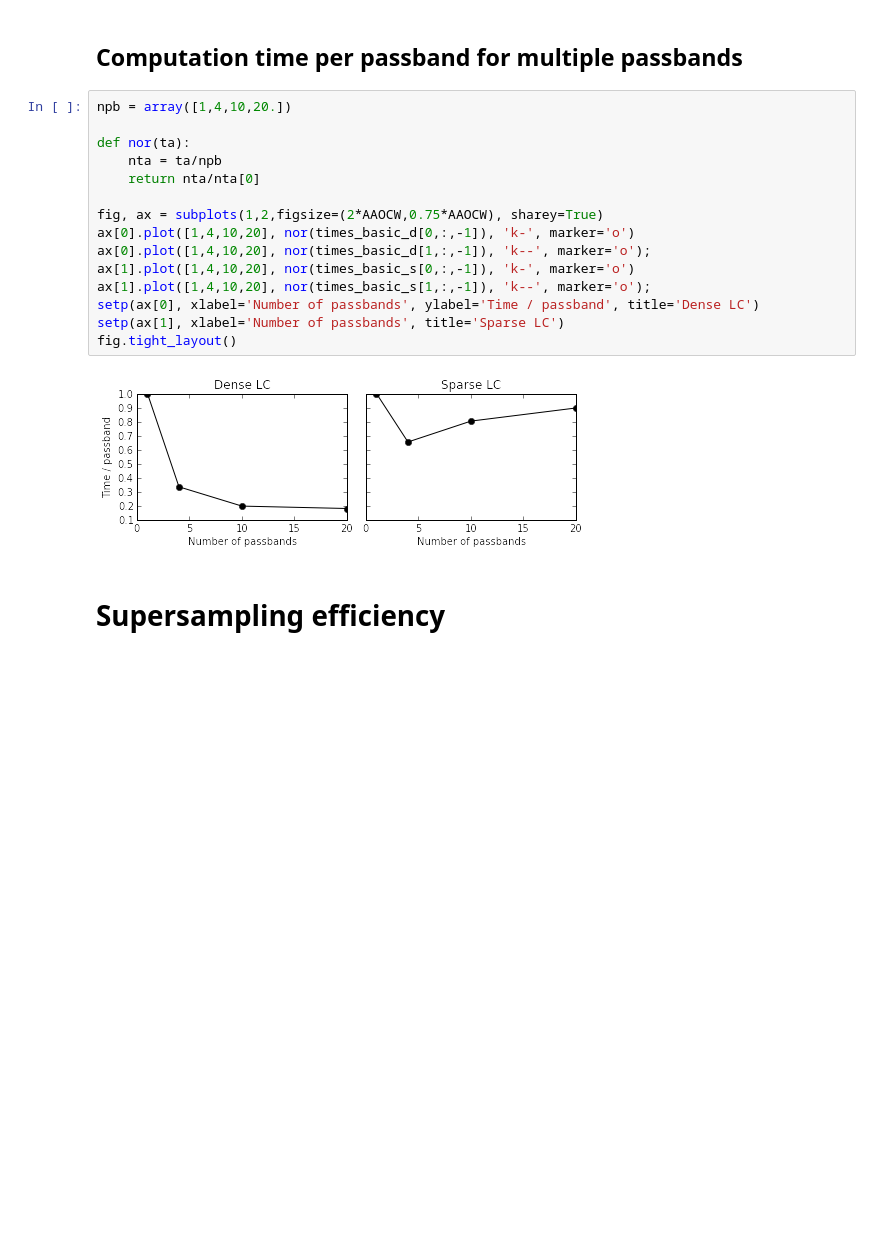
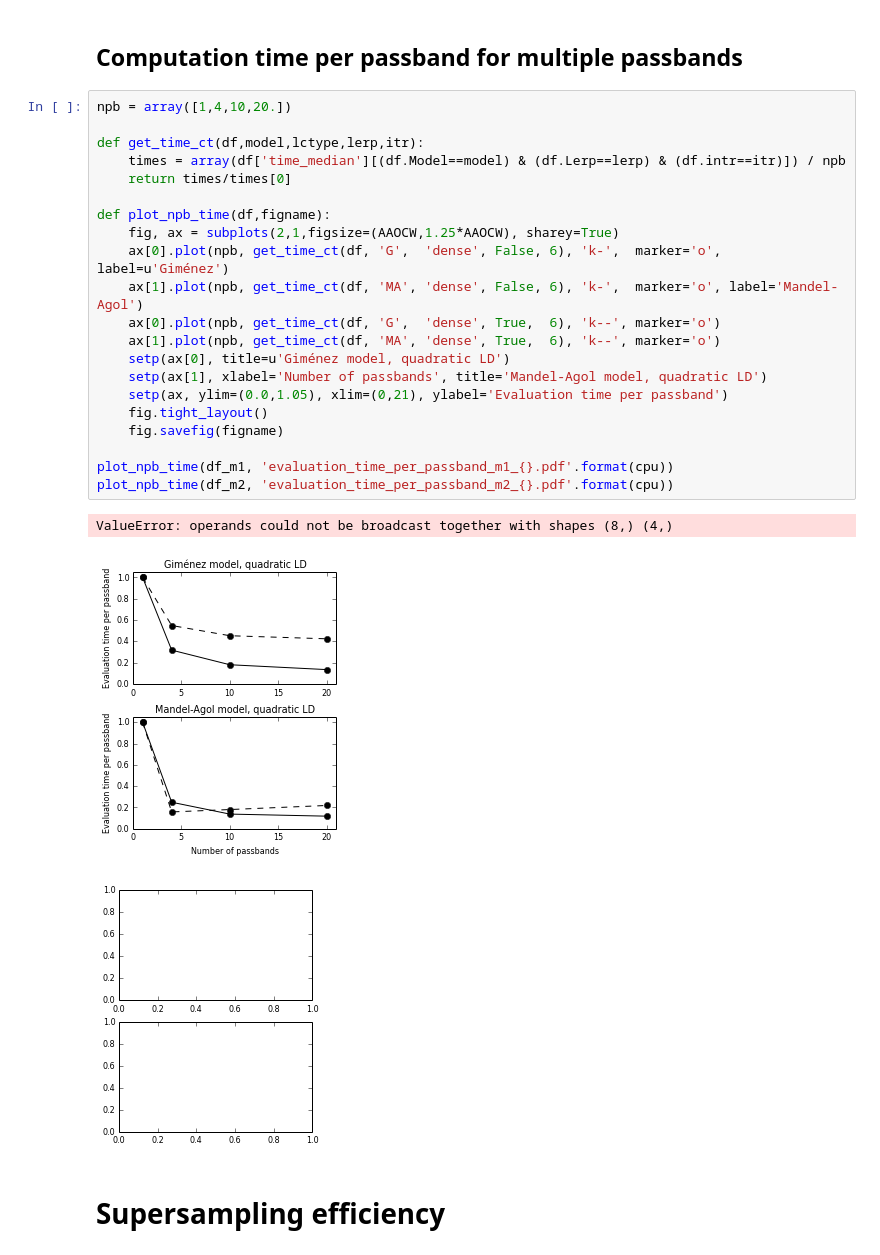
Before and after one commit to hpparvi/PyTransit, a Jupyter notebook: notebooks/Test_scalability.ipynb, the cells around one changed output. Drawn from its saved outputs; the diff is of its cells as text; blank space fills up the shorter version.

```diff
--- a/notebooks/Test_scalability.ipynb
+++ b/notebooks/Test_scalability.ipynb
@@ -120,22 +228,30 @@ fig.tight_layout()
 # %% [markdown]
 ## Computation time per passband for multiple passbands
-# %%
-npb = array([1,4,10,20.])
-
-def nor(ta):
-    nta = ta/npb
-    return nta/nta[0]
-
-fig, ax = subplots(1,2,figsize=(2*AAOCW,0.75*AAOCW), sharey=True)
-ax[0].plot([1,4,10,20], nor(times_basic_d[0,:,-1]), 'k-', marker='o')
-ax[0].plot([1,4,10,20], nor(times_basic_d[1,:,-1]), 'k--', marker='o');
-ax[1].plot([1,4,10,20], nor(times_basic_s[0,:,-1]), 'k-', marker='o')
-ax[1].plot([1,4,10,20], nor(times_basic_s[1,:,-1]), 'k--', marker='o');
-setp(ax[0], xlabel='Number of passbands', ylabel='Time / passband', title='Dense LC')
-setp(ax[1], xlabel='Number of passbands', title='Sparse LC')
-fig.tight_layout()
-# %% [output]
-[figure, removed]
+# %%
+npb = array([1,4,10,20.])
+
+def get_time_ct(df,model,lctype,lerp,itr):
+    times = array(df['time_median'][(df.Model==model) & (df.Lerp==lerp) & (df.intr==itr)]) / npb
+    return times/times[0]
+
+def plot_npb_time(df,figname):
+    fig, ax = subplots(2,1,figsize=(AAOCW,1.25*AAOCW), sharey=True)
+    ax[0].plot(npb, get_time_ct(df, 'G',  'dense', False, 6), 'k-',  marker='o', label=u'Giménez')
+    ax[1].plot(npb, get_time_ct(df, 'MA', 'dense', False, 6), 'k-',  marker='o', label='Mandel-Agol')
+    ax[0].plot(npb, get_time_ct(df, 'G',  'dense', True,  6), 'k--', marker='o')
+    ax[1].plot(npb, get_time_ct(df, 'MA', 'dense', True,  6), 'k--', marker='o')
+    setp(ax[0], title=u'Giménez model, quadratic LD')
+    setp(ax[1], xlabel='Number of passbands', title='Mandel-Agol model, quadratic LD')
+    setp(ax, ylim=(0.0,1.05), xlim=(0,21), ylabel='Evaluation time per passband')
+    fig.tight_layout()
+    fig.savefig(figname)
+
+plot_npb_time(df_m1, 'evaluation_time_per_passband_m1_{}.pdf'.format(cpu))
+plot_npb_time(df_m2, 'evaluation_time_per_passband_m2_{}.pdf'.format(cpu))
+# %% [output]
+ValueError: operands could not be broadcast together with shapes (8,) (4,)
+[figure, added]
+[figure, added]
 # %% [markdown]
 # Supersampling efficiency
 # %% [markdown]
```
Also changed, not shown: parts of 27 cells of this notebook, 2 other files.
